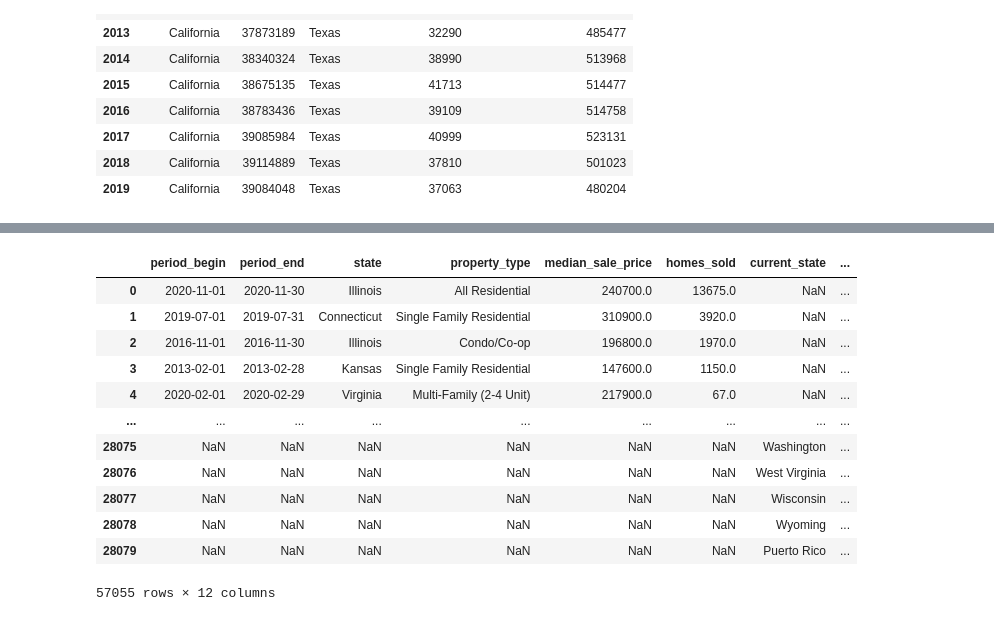
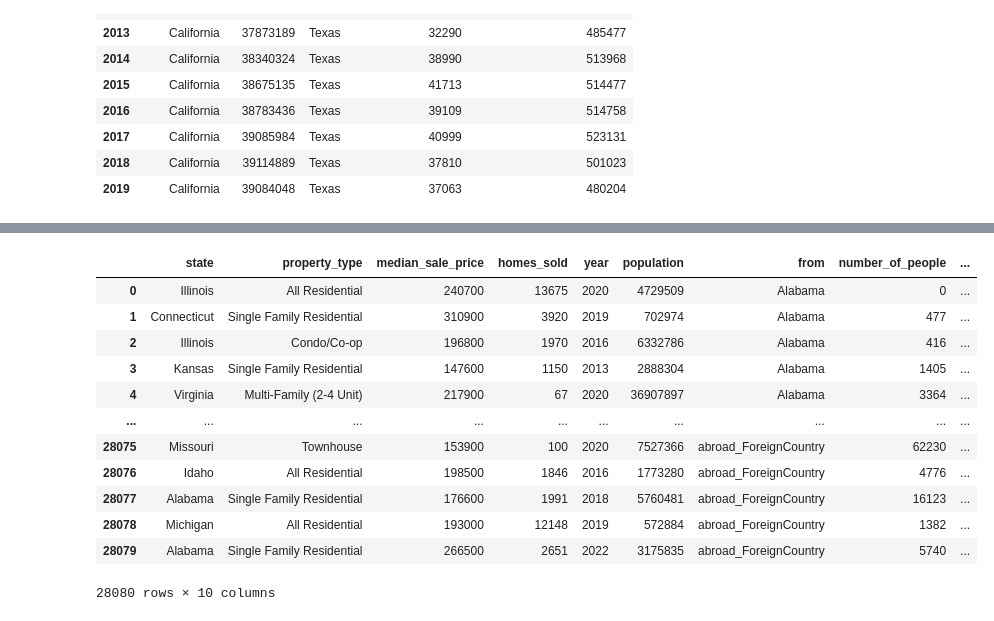
Before and after one commit to sarmstrong9/Group_Project_Real_Estate, a Jupyter notebook: cleaning_data.ipynb, the cells around one changed output, grey strips where cells are left out. Saved outputs shown, nothing was run; the diff lists cells and outputs as text; code cells hidden in the pictures.

Commit message:
Reworking dataframe to merge datasets

```diff
--- a/cleaning_data.ipynb
+++ b/cleaning_data.ipynb
@@ -44,6 +45,9 @@ parent_metro_region_metro_code
 last_updated
 # %%
 # Creating redfin dataframe with specified column
-clean_redFin = redFin_df[['period_begin','period_end','state', 'property_type', 'median_sale_price', 'homes_sold' ]]
+clean_redFin = redFin_df[['period_begin','state', 'property_type', 'median_sale_price', 'homes_sold' ]]
+clean_redFin['year'] = pd.DatetimeIndex(redFin_df['period_begin']).year
+clean_redFin = clean_redFin.drop(columns = ['period_begin'])
+clean_redFin= clean_redFin.set_index('year')
 clean_redFin
 # %% [output]
@@ -245,3 +180,5 @@ migration_df
 # %%
 #Selecting columns with data related to analysis
 migration_df_clean = migration_df[['current_state', 'year', 'population', 'from', 'number_of_people','from_different_state_Total']]
+migration_df_clean = migration_df_clean.set_index('year')
+migration_df_clean
@@ -327,18 +280,23 @@ full_df
 1260 rows × 10 columns
 # %%
-both_clean_df = pd.concat([clean_redFin, migration_df_clean])
+clean_redFin = clean_redFin.reset_index(drop=True)
+migration_df_clean = migration_df_clean.reset_index(drop=True)
+migration_df_clean['state'] = migration_df_clean['current_state']
+migration_df_clean = migration_df_clean.drop(columns = ['current_state'])
+clean_redFin['year'] = pd.DatetimeIndex(redFin_df['period_begin']).year
+both_clean_df = pd.concat([clean_redFin, migration_df_clean],axis=1, join='inner')
 both_clean_df
 # %% [output]
-|  | period_begin | period_end | state | property_type | median_sale_price | homes_sold | current_state | ... |
-| 0 | 2020-11-01 | 2020-11-30 | Illinois | All Residential | 240700.0 | 13675.0 | NaN | ... |
-| 1 | 2019-07-01 | 2019-07-31 | Connecticut | Single Family Residential | 310900.0 | 3920.0 | NaN | ... |
-| 2 | 2016-11-01 | 2016-11-30 | Illinois | Condo/Co-op | 196800.0 | 1970.0 | NaN | ... |
-| 3 | 2013-02-01 | 2013-02-28 | Kansas | Single Family Residential | 147600.0 | 1150.0 | NaN | ... |
-| 4 | 2020-02-01 | 2020-02-29 | Virginia | Multi-Family (2-4 Unit) | 217900.0 | 67.0 | NaN | ... |
-| ... | ... | ... | ... | ... | ... | ... | ... | ... |
-| 28075 | NaN | NaN | NaN | NaN | NaN | NaN | Washington | ... |
-| 28076 | NaN | NaN | NaN | NaN | NaN | NaN | West Virginia | ... |
-| 28077 | NaN | NaN | NaN | NaN | NaN | NaN | Wisconsin | ... |
-| 28078 | NaN | NaN | NaN | NaN | NaN | NaN | Wyoming | ... |
-| 28079 | NaN | NaN | NaN | NaN | NaN | NaN | Puerto Rico | ... |
+|  | state | property_type | median_sale_price | homes_sold | year | population | from | number_of_people | ... |
+| 0 | Illinois | All Residential | 240700 | 13675 | 2020 | 4729509 | Alabama | 0 | ... |
+| 1 | Connecticut | Single Family Residential | 310900 | 3920 | 2019 | 702974 | Alabama | 477 | ... |
+| 2 | Illinois | Condo/Co-op | 196800 | 1970 | 2016 | 6332786 | Alabama | 416 | ... |
+| 3 | Kansas | Single Family Residential | 147600 | 1150 | 2013 | 2888304 | Alabama | 1405 | ... |
+| 4 | Virginia | Multi-Family (2-4 Unit) | 217900 | 67 | 2020 | 36907897 | Alabama | 3364 | ... |
+| ... | ... | ... | ... | ... | ... | ... | ... | ... | ... |
+| 28075 | Missouri | Townhouse | 153900 | 100 | 2020 | 7527366 | abroad_ForeignCountry | 62230 | ... |
+| 28076 | Idaho | All Residential | 198500 | 1846 | 2016 | 1773280 | abroad_ForeignCountry | 4776 | ... |
+| 28077 | Alabama | Single Family Residential | 176600 | 1991 | 2018 | 5760481 | abroad_ForeignCountry | 16123 | ... |
+| 28078 | Michigan | All Residential | 193000 | 12148 | 2019 | 572884 | abroad_ForeignCountry | 1382 | ... |
+| 28079 | Alabama | Single Family Residential | 266500 | 2651 | 2022 | 3175835 | abroad_ForeignCountry | 5740 | ... |
-57055 rows × 12 columns
+28080 rows × 10 columns
```
Also changed, not shown: parts of 21 cells of this notebook.
